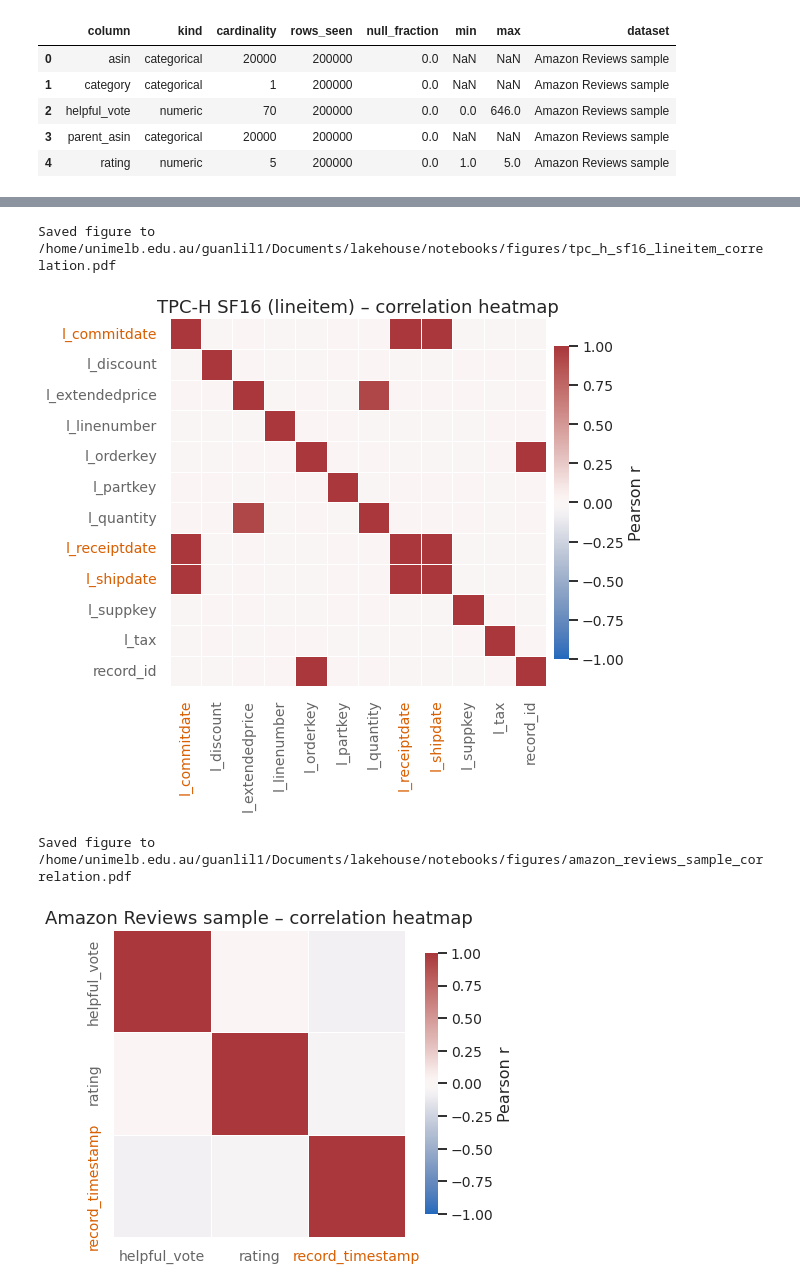
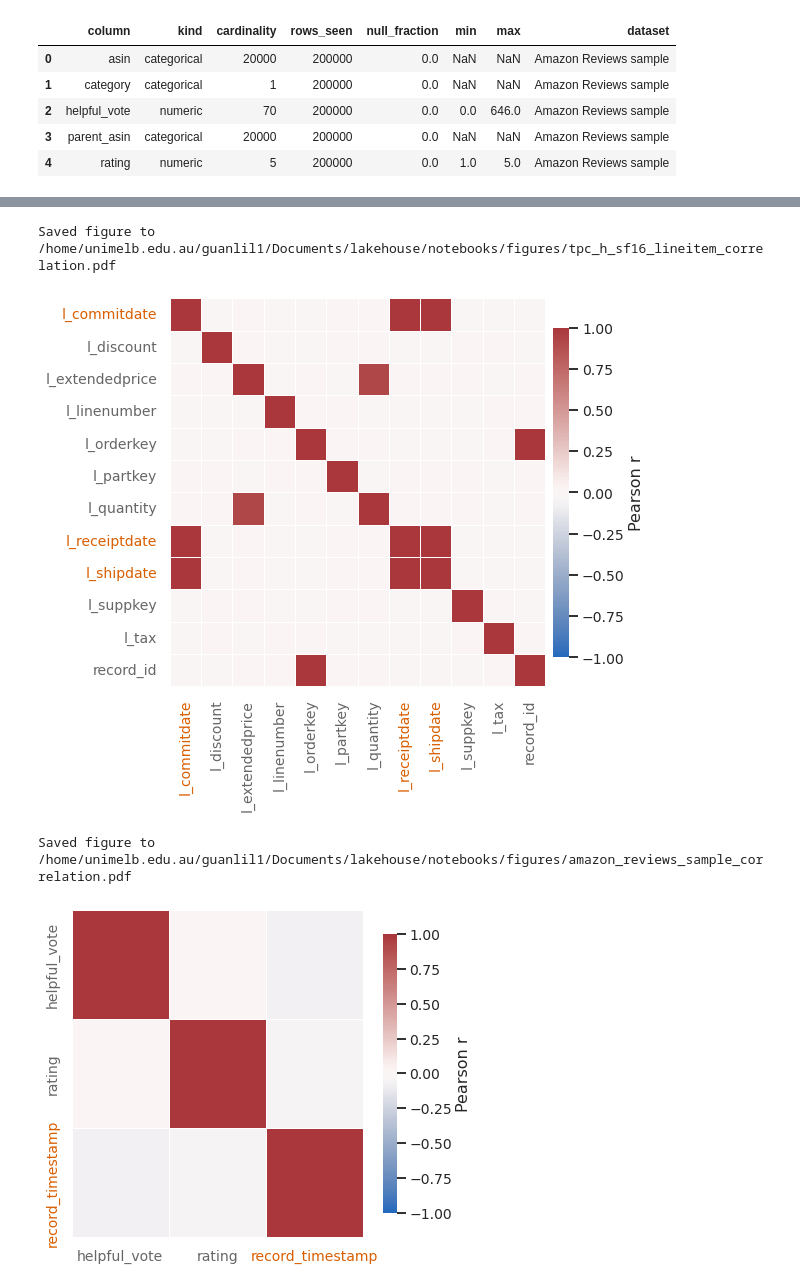
Before and after one commit to Liuguanli/lakehouse_sfc, a Jupyter notebook: notebooks/fig_dataset_overview.ipynb, the cells around one changed output, grey strips where cells are left out. Cells and saved outputs as stored; diff of their text form; code cells hidden in the pictures.

```diff
--- a/notebooks/fig_dataset_overview.ipynb
+++ b/notebooks/fig_dataset_overview.ipynb
@@ -92,12 +92,13 @@ HIST_LAYOUT_OVERRIDES = {
     "Amazon Reviews sample": {"columns_per_row": 3},
 }  # {dataset: {"columns_per_row": int, "max_rows": int | None, "fig_dims": (w, h)}}
 
-HIST_COLUMN_FILTERS = {
-    "TPC-H SF16 (lineitem)": ["l_commitdate", #"l_linestatus", "l_shipinstruct",
-                              "l_shipmode", "l_returnflag", "l_quantity", "l_extendedprice", "l_discount"],
-    "Amazon Reviews sample": ["asin",  "helpful_vote", "verified_purchase", #"category", "parent_asin",
-                              "user_id", "record_timestamp", "rating"]
-}
+HIST_COLUMN_FILTERS = {}
+# HIST_COLUMN_FILTERS = {
+#     "TPC-H SF16 (lineitem)": ["l_commitdate", #"l_linestatus", "l_shipinstruct",
+#                               "l_shipmode", "l_returnflag", "l_quantity", "l_extendedprice", "l_discount"],
+#     "Amazon Reviews sample": ["asin",  "helpful_vote", "verified_purchase", #"category", "parent_asin",
+#                               "user_id", "record_timestamp", "rating"]
+# }
 """Optional per-dataset ordered column lists used to limit histogram panels."""
 
 
@@ -384,33 +385,33 @@ for name, stats in dataset_stats.items():
         constrained_layout=True,
     )
     sns.heatmap(
         corr_df,
         ax=ax,
         cmap="vlag",
         vmin=-1,
         vmax=1,
         linewidths=0.5,
         cbar_kws={"label": "Pearson r", "shrink": 0.85, "pad": 0.02},
     )
-    ax.set_title(f"{name} – correlation heatmap")
+#     ax.set_title(f"{name} – correlation heatmap")
     dtype_lookup = (
         column_frames[name]
         .set_index("column")["kind"]
         .fillna("")
         .str.lower()
         .to_dict()
     )
     # Axis tick colors still denote column type even without a dedicated legend.
     for tick in ax.get_xticklabels():
         alias = KIND_TO_ALIAS.get(dtype_lookup.get(tick.get_text(), ""), "other")
         tick.set_color(ALIAS_COLORS.get(alias, "#333333"))
     for tick in ax.get_yticklabels():
         alias = KIND_TO_ALIAS.get(dtype_lookup.get(tick.get_text(), ""), "other")
         tick.set_color(ALIAS_COLORS.get(alias, "#333333"))
     save_figure(fig, f"{dataset_slug(name)}_correlation")
     plt.show()
 # %% [output]
 Saved figure to /home/unimelb.edu.au/guanlil1/Documents/lakehouse/notebooks/figures/tpc_h_sf16_lineitem_correlation.pdf
-[figure, old version]
+[figure, new version]
 Saved figure to /home/unimelb.edu.au/guanlil1/Documents/lakehouse/notebooks/figures/amazon_reviews_sample_correlation.pdf
-[figure, old version]
+[figure, new version]
```
Also changed, not shown: parts of 1 cell of this notebook, 20 other files.
